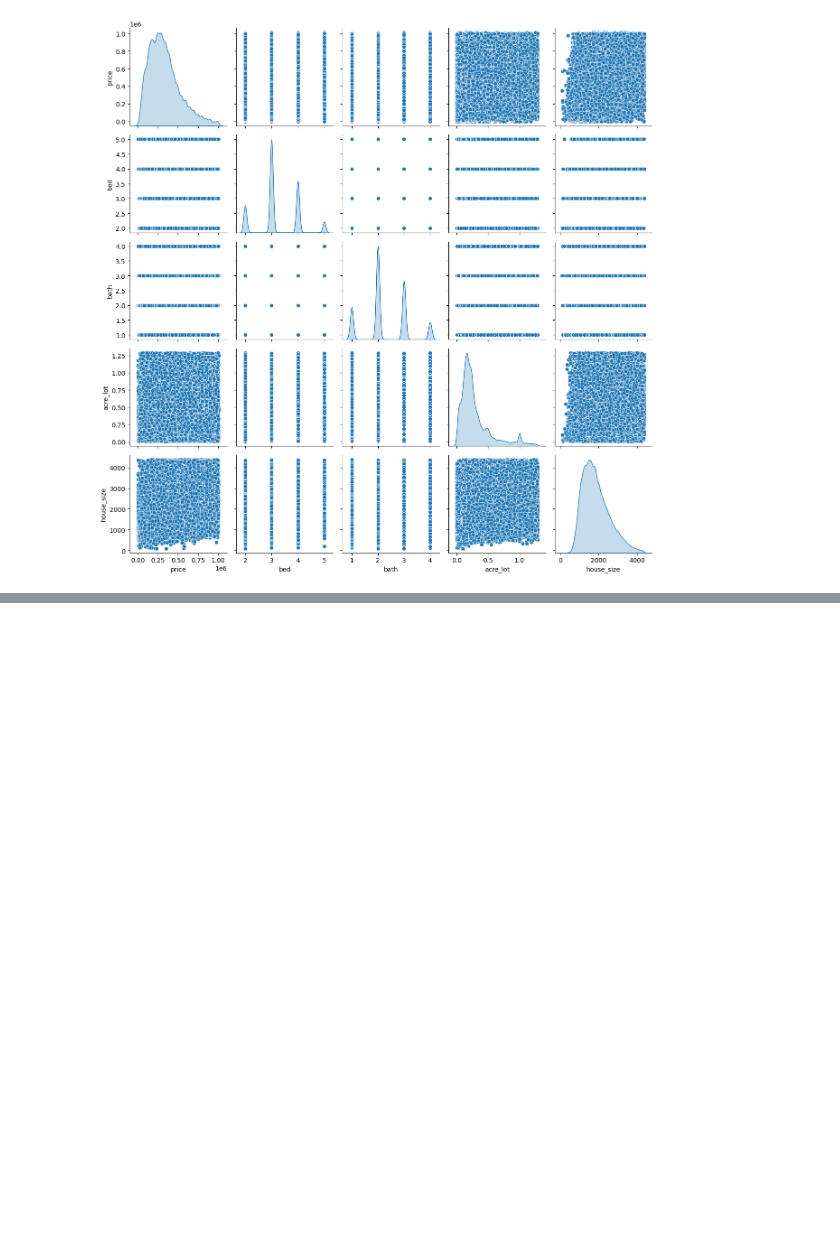
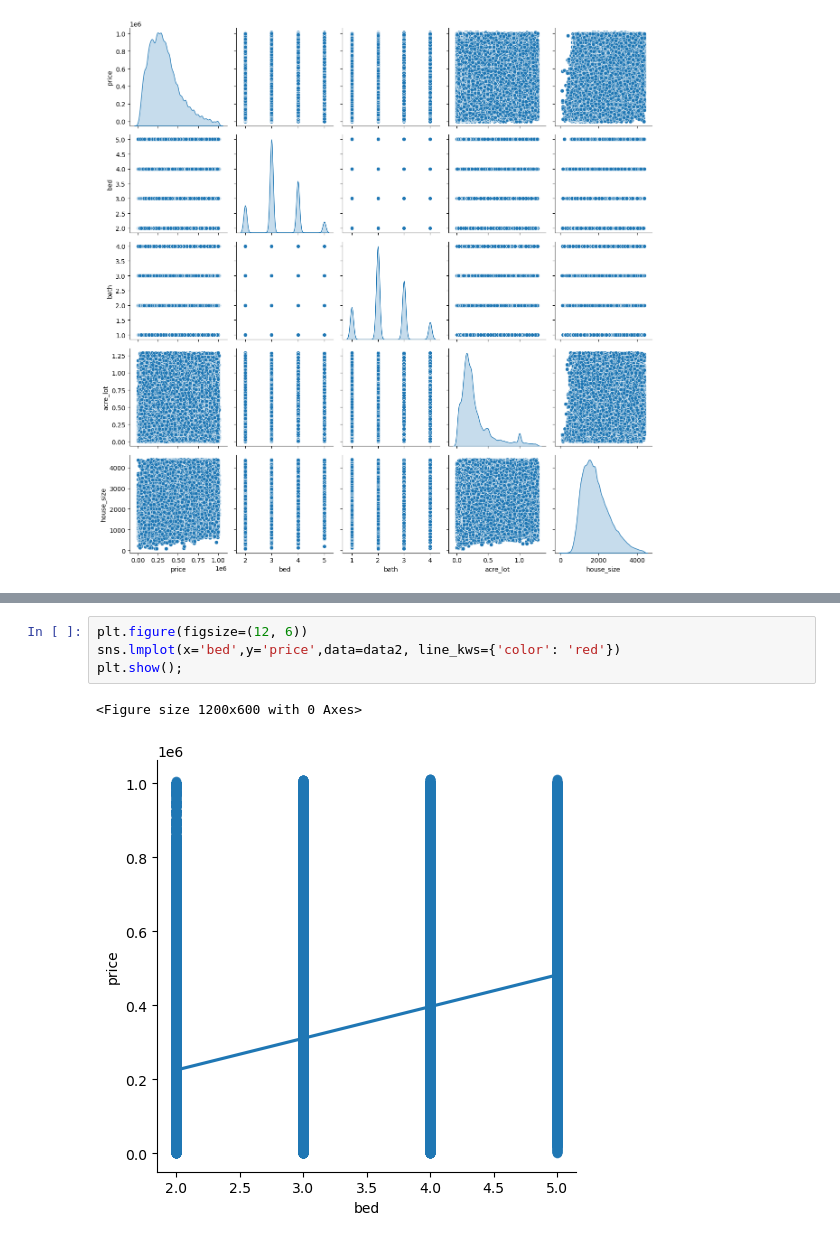
Before and after one commit to PM696/SpringboardBootCamp_DataScience, a Jupyter notebook: Capstone_Two_Data_Wrangling-main/EDA_Price_prediction_CapstoneTwo.ipynb, the cells around one changed output, grey strips where cells are left out. Drawn from its saved outputs; the diff is of its cells as text; blank space fills up the shorter version.

```diff
--- a/Capstone_Two_Data_Wrangling-main/EDA_Price_prediction_CapstoneTwo.ipynb
+++ b/Capstone_Two_Data_Wrangling-main/EDA_Price_prediction_CapstoneTwo.ipynb
@@ -172,0 +181,7 @@ plt.show();
+# %%
+plt.figure(figsize=(12, 6))
+sns.lmplot(x='bed',y='price',data=data2, line_kws={'color': 'red'})
+plt.show();
+# %% [output]
+<Figure size 1200x600 with 0 Axes>
+[figure, added]
```
Also changed, not shown: parts of 4 cells of this notebook.
